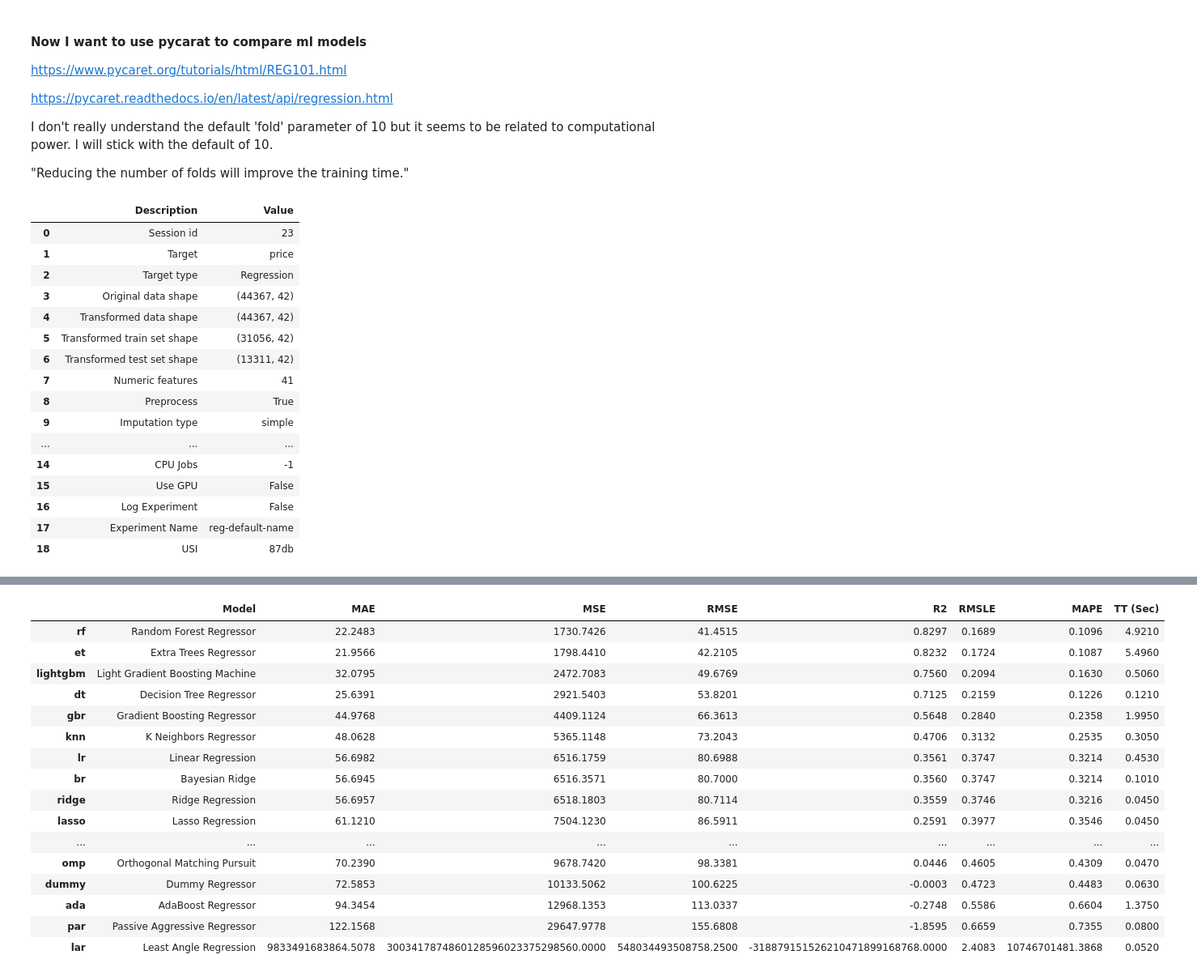
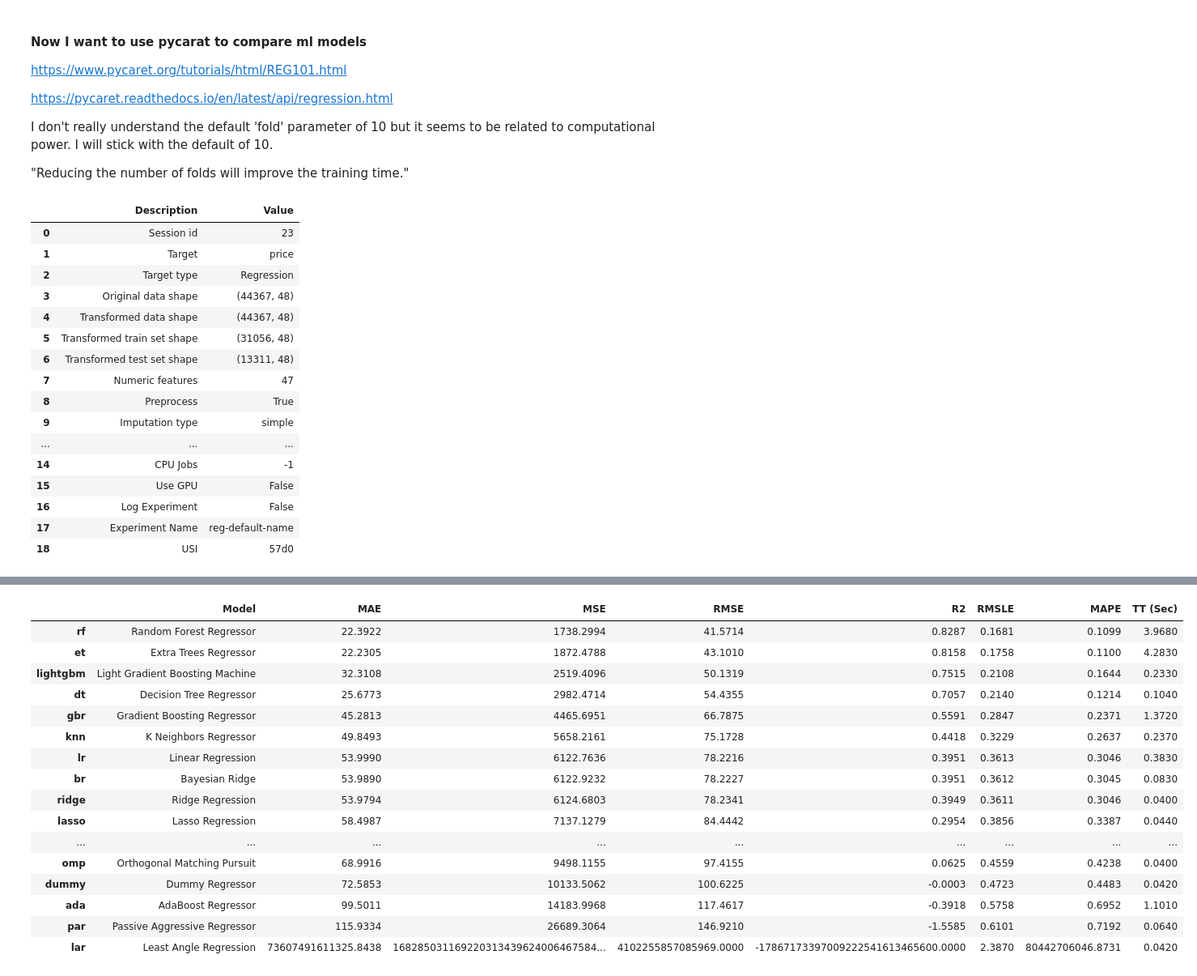
Before and after one commit to jeremyabeard5/MSDS696, a Jupyter notebook: FlightPrice.ipynb, the cells around one changed output, grey strips where cells are left out. Shown at 81% size. Cells and saved outputs as stored; diff of their text form; code cells hidden in the pictures.

Commit message:
finished model comparison and prediction function

```diff
--- a/FlightPrice.ipynb
+++ b/FlightPrice.ipynb
@@ -1227,17 +1266,17 @@ I don't really understand the default 'fold' parameter of 10 but it seems to be
 
 "Reducing the number of folds will improve the training time."
 # %%
-exp_reg101 = setup(data = df_dum, target = 'price', session_id=23)
+reg1 = setup(data = df_dum, target = 'price', session_id=23)
 # %% [output]
 |  | Description | Value |
 | 0 | Session id | 23 |
 | 1 | Target | price |
 | 2 | Target type | Regression |
-| 3 | Original data shape | (44367, 42) |
-| 4 | Transformed data shape | (44367, 42) |
-| 5 | Transformed train set shape | (31056, 42) |
-| 6 | Transformed test set shape | (13311, 42) |
-| 7 | Numeric features | 41 |
+| 3 | Original data shape | (44367, 48) |
+| 4 | Transformed data shape | (44367, 48) |
+| 5 | Transformed train set shape | (31056, 48) |
+| 6 | Transformed test set shape | (13311, 48) |
+| 7 | Numeric features | 47 |
 | 8 | Preprocess | True |
 | 9 | Imputation type | simple |
 | ... | ... | ... |
@@ -1245,28 +1284,28 @@ exp_reg101 = setup(data = df_dum, target = 'price', session_id=23)
 | 15 | Use GPU | False |
 | 16 | Log Experiment | False |
 | 17 | Experiment Name | reg-default-name |
-| 18 | USI | 87db |
+| 18 | USI | 57d0 |
 # %%
-best = compare_models()
+best = compare_models(n_select=4, exclude="auto_arima")
 # %% [output]
 [interactive output not drawn]
 |  | Model | MAE | MSE | RMSE | R2 | RMSLE | MAPE | TT (Sec) |
-| rf | Random Forest Regressor | 22.2483 | 1730.7426 | 41.4515 | 0.8297 | 0.1689 | 0.1096 | 4.9210 |
-| et | Extra Trees Regressor | 21.9566 | 1798.4410 | 42.2105 | 0.8232 | 0.1724 | 0.1087 | 5.4960 |
-| lightgbm | Light Gradient Boosting Machine | 32.0795 | 2472.7083 | 49.6769 | 0.7560 | 0.2094 | 0.1630 | 0.5060 |
-| dt | Decision Tree Regressor | 25.6391 | 2921.5403 | 53.8201 | 0.7125 | 0.2159 | 0.1226 | 0.1210 |
-| gbr | Gradient Boosting Regressor | 44.9768 | 4409.1124 | 66.3613 | 0.5648 | 0.2840 | 0.2358 | 1.9950 |
-| knn | K Neighbors Regressor | 48.0628 | 5365.1148 | 73.2043 | 0.4706 | 0.3132 | 0.2535 | 0.3050 |
-| lr | Linear Regression | 56.6982 | 6516.1759 | 80.6988 | 0.3561 | 0.3747 | 0.3214 | 0.4530 |
-| br | Bayesian Ridge | 56.6945 | 6516.3571 | 80.7000 | 0.3560 | 0.3747 | 0.3214 | 0.1010 |
-| ridge | Ridge Regression | 56.6957 | 6518.1803 | 80.7114 | 0.3559 | 0.3746 | 0.3216 | 0.0450 |
-| lasso | Lasso Regression | 61.1210 | 7504.1230 | 86.5911 | 0.2591 | 0.3977 | 0.3546 | 0.0450 |
+| rf | Random Forest Regressor | 22.3922 | 1738.2994 | 41.5714 | 0.8287 | 0.1681 | 0.1099 | 3.9680 |
+| et | Extra Trees Regressor | 22.2305 | 1872.4788 | 43.1010 | 0.8158 | 0.1758 | 0.1100 | 4.2830 |
+| lightgbm | Light Gradient Boosting Machine | 32.3108 | 2519.4096 | 50.1319 | 0.7515 | 0.2108 | 0.1644 | 0.2330 |
+| dt | Decision Tree Regressor | 25.6773 | 2982.4714 | 54.4355 | 0.7057 | 0.2140 | 0.1214 | 0.1040 |
+| gbr | Gradient Boosting Regressor | 45.2813 | 4465.6951 | 66.7875 | 0.5591 | 0.2847 | 0.2371 | 1.3720 |
+| knn | K Neighbors Regressor | 49.8493 | 5658.2161 | 75.1728 | 0.4418 | 0.3229 | 0.2637 | 0.2370 |
+| lr | Linear Regression | 53.9990 | 6122.7636 | 78.2216 | 0.3951 | 0.3613 | 0.3046 | 0.3830 |
+| br | Bayesian Ridge | 53.9890 | 6122.9232 | 78.2227 | 0.3951 | 0.3612 | 0.3045 | 0.0830 |
+| ridge | Ridge Regression | 53.9794 | 6124.6803 | 78.2341 | 0.3949 | 0.3611 | 0.3046 | 0.0400 |
+| lasso | Lasso Regression | 58.4987 | 7137.1279 | 84.4442 | 0.2954 | 0.3856 | 0.3387 | 0.0440 |
 | ... | ... | ... | ... | ... | ... | ... | ... | ... |
-| omp | Orthogonal Matching Pursuit | 70.2390 | 9678.7420 | 98.3381 | 0.0446 | 0.4605 | 0.4309 | 0.0470 |
-| dummy | Dummy Regressor | 72.5853 | 10133.5062 | 100.6225 | -0.0003 | 0.4723 | 0.4483 | 0.0630 |
-| ada | AdaBoost Regressor | 94.3454 | 12968.1353 | 113.0337 | -0.2748 | 0.5586 | 0.6604 | 1.3750 |
-| par | Passive Aggressive Regressor | 122.1568 | 29647.9778 | 155.6808 | -1.8595 | 0.6659 | 0.7355 | 0.0800 |
-| lar | Least Angle Regression | 9833491683864.5078 | 3003417874860128596023375298560.0000 | 548034493508758.2500 | -318879151526210471899168768.0000 | 2.4083 | 10746701481.3868 | 0.0520 |
+| omp | Orthogonal Matching Pursuit | 68.9916 | 9498.1155 | 97.4155 | 0.0625 | 0.4559 | 0.4238 | 0.0400 |
+| dummy | Dummy Regressor | 72.5853 | 10133.5062 | 100.6225 | -0.0003 | 0.4723 | 0.4483 | 0.0420 |
+| ada | AdaBoost Regressor | 99.5011 | 14183.9968 | 117.4617 | -0.3918 | 0.5758 | 0.6952 | 1.1010 |
+| par | Passive Aggressive Regressor | 115.9334 | 26689.3064 | 146.9210 | -1.5585 | 0.6101 | 0.7192 | 0.0640 |
+| lar | Least Angle Regression | 73607491611325.8438 | 168285031169220313439624006467584... | 4102255857085969.0000 | -17867173397009222541613465600.0000 | 2.3870 | 80442706046.8731 | 0.0420 |
 [interactive output not drawn]
 # %% [markdown]
 The pycaret Linear Regression results track with our former Linear Regression that we performed ourselves!
```
Also changed, not shown: parts of 167 cells of this notebook.
